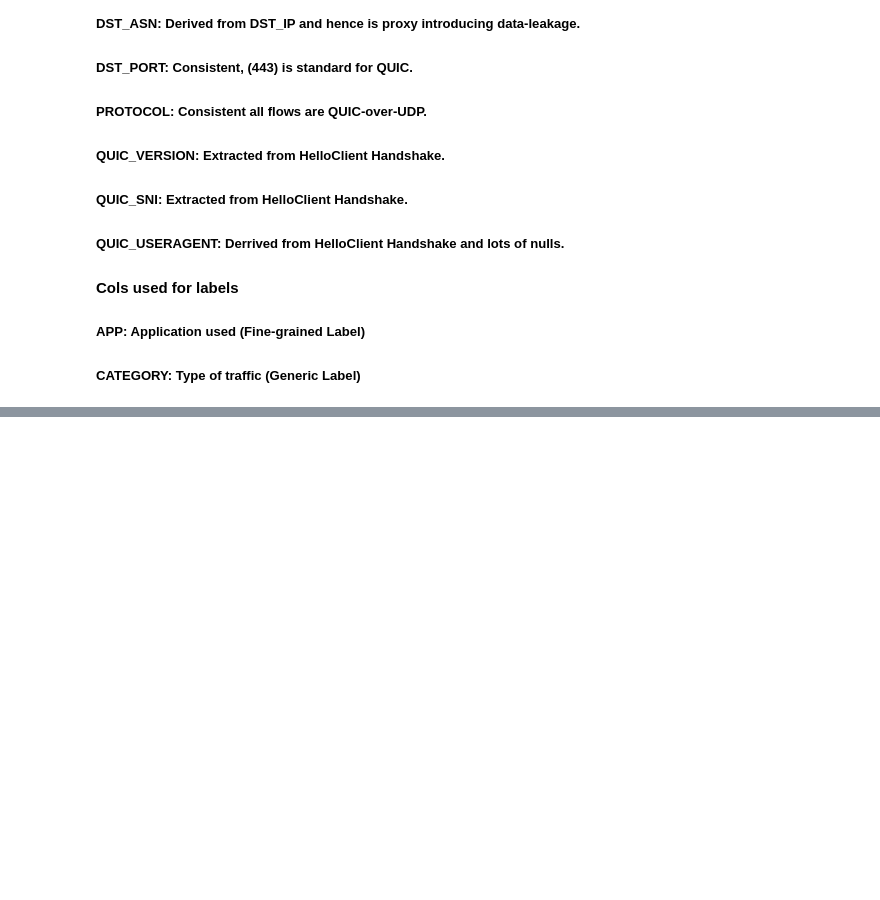
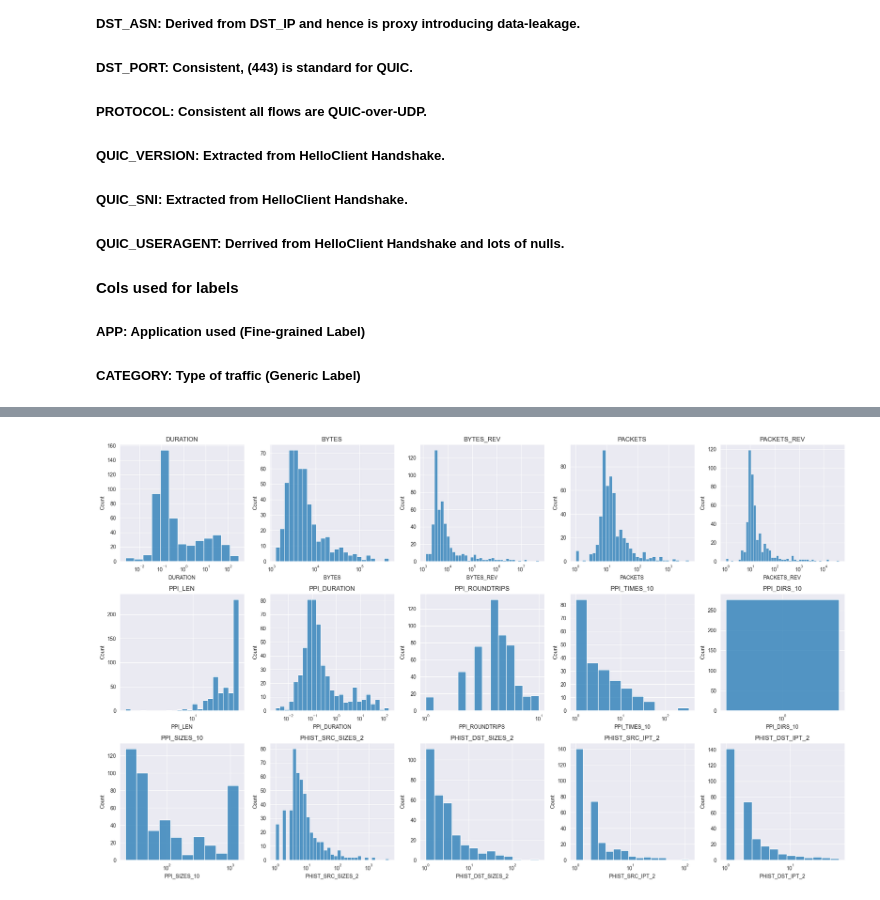
Before and after one commit to ShaneBrodigan/QUIC_Network_Traffic_Identification, a Jupyter notebook: Analysis.ipynb, the cells around one changed output, grey strips where cells are left out. Saved outputs shown, nothing was run; the diff lists cells and outputs as text; code cells hidden in the pictures; blank space fills up the shorter version.

```diff
--- a/Analysis.ipynb
+++ b/Analysis.ipynb
@@ -172,5 +116,21 @@ Done: ./dataset\week_4\mon.parquet
 # %%
-import pyarrow.parquet as pq
+import pandas as pd
+
+from feature_engineering import Feature_Engineering
 
 week_1 = pd.read_parquet('./dataset/week_1/mon.parquet')
-week_1.info()
+week_1 = week_1.head(500)
+
+week_1.to_csv('./pre_processing_df.csv', index=True)
+
+ppi_pad_len = 30
+phist_pad_len = 8
+
+fe = Feature_Engineering(week_1)
+week_1 = fe.parse_col('PPI', ['PPI_TIMES', 'PPI_DIRS', 'PPI_SIZES'])
+week_1 = fe.parse_col_lists(ppi_pad_len)
+week_1 = fe.parse_col('PHIST_SRC_SIZES', ['PHIST_SRC_SIZES'])
+week_1 = fe.parse_col('PHIST_DST_SIZES', ['PHIST_DST_SIZES'])
+week_1 = fe.parse_col('PHIST_SRC_IPT', ['PHIST_SRC_IPT'])
+week_1 = fe.parse_col('PHIST_DST_IPT', ['PHIST_DST_IPT'])
+week_1 = fe.parse_col_lists(8)
@@ -203,0 +142,22 @@ week_1.head(5)
+# %%
+import pandas as pd
+import math
+import matplotlib.pyplot as plt
+import seaborn as sns
+
+ppi_sample_packet = math.floor(ppi_pad_len/3)
+phist_sample_packet = math.floor(phist_pad_len/3)
+
+numerical_cols = ['DURATION', 'BYTES', 'BYTES_REV', 'PACKETS', 'PACKETS_REV', 'PPI_LEN', 'PPI_DURATION', 'PPI_ROUNDTRIPS', f'PPI_TIMES_{ppi_sample_packet}', f'PPI_DIRS_{ppi_sample_packet}', f'PPI_SIZES_{ppi_sample_packet}', f'PHIST_SRC_SIZES_{phist_sample_packet}', f'PHIST_DST_SIZES_{phist_sample_packet}', f'PHIST_SRC_IPT_{phist_sample_packet}', f'PHIST_DST_IPT_{phist_sample_packet}']
+
+fig, axes = plt.subplots(nrows=3, ncols=5, figsize=(20, 12))
+axes = axes.flatten()  # now just a flat list of 15 slots
+
+for i, col in enumerate(numerical_cols):
+    sns.histplot(week_1[col], kde=False, log_scale=True, ax=axes[i])
+    axes[i].set_title(col)
+
+plt.tight_layout()
+plt.show()
+# %% [output]
+[figure, added]
```
Also changed, not shown: parts of 11 cells of this notebook, 2 other files.
